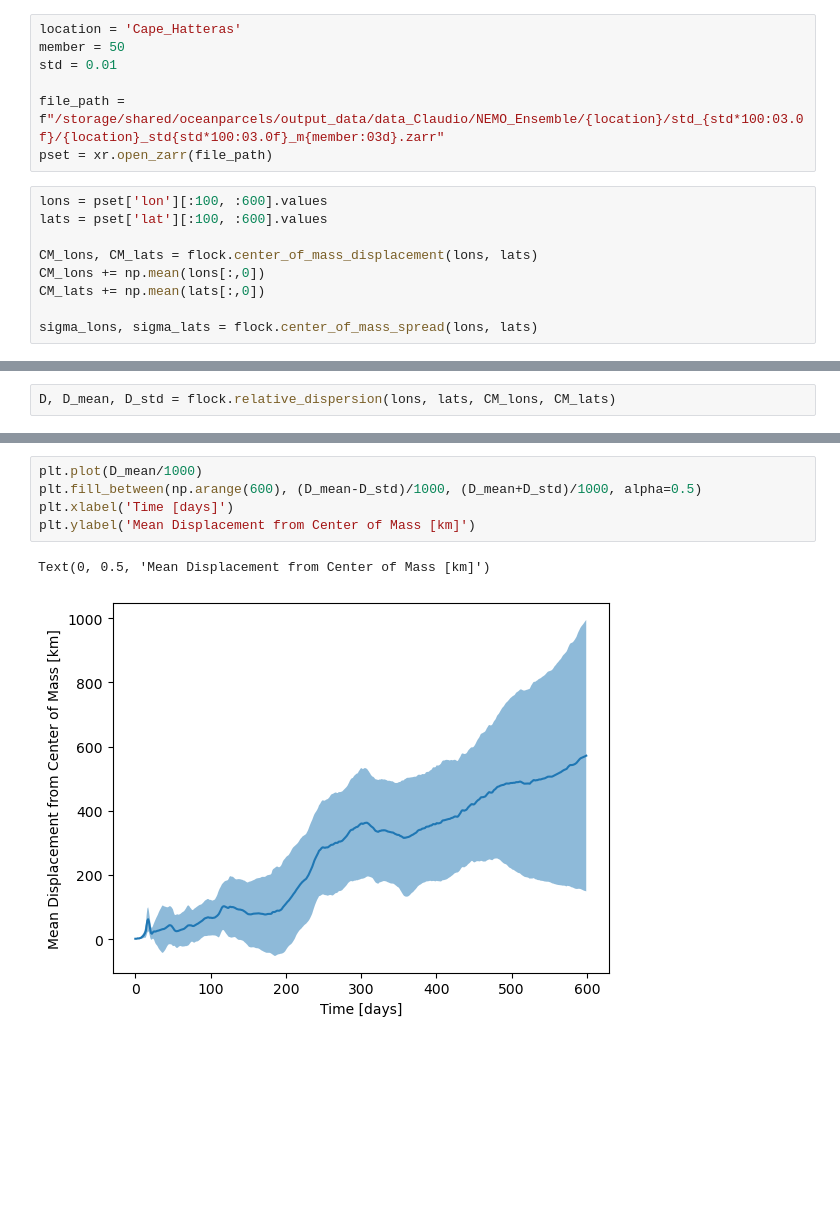
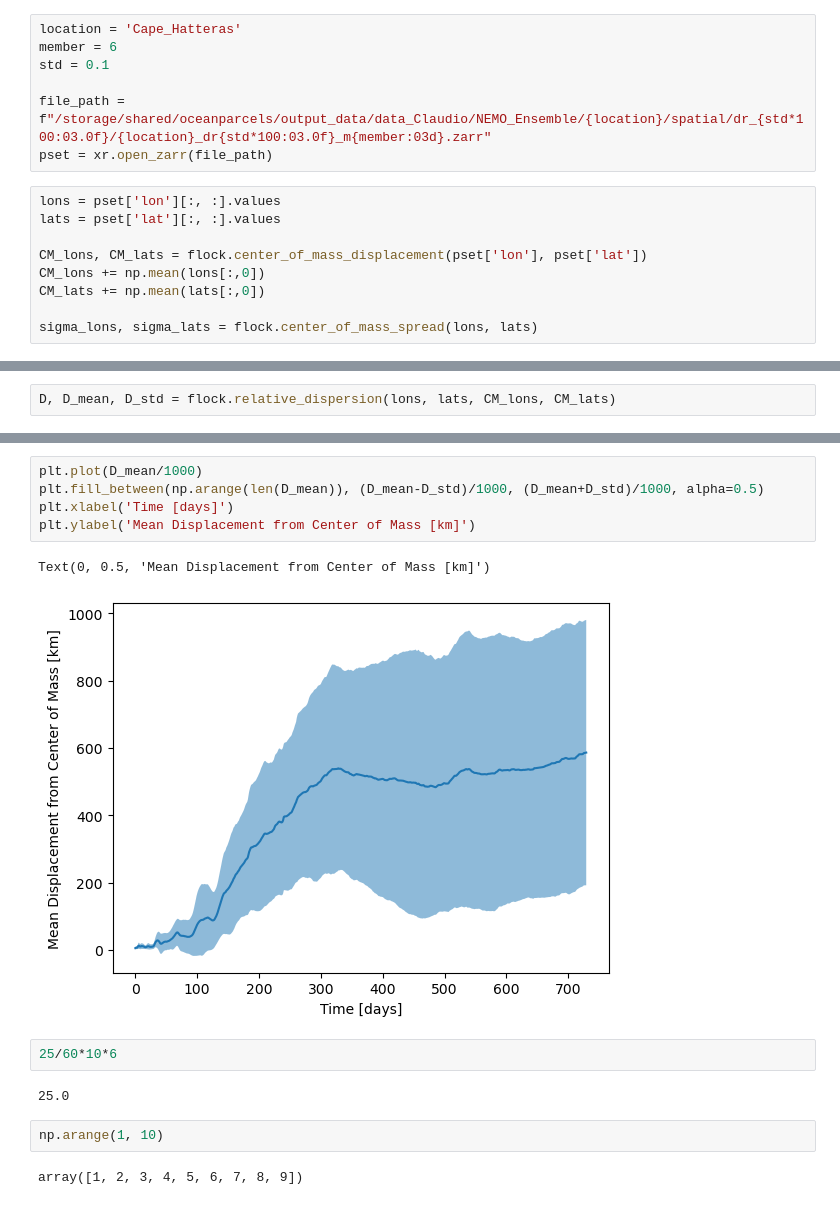
Before and after one commit to OceanParcels/NEMO_Ensemble_Lagrangian_Analysis, a Jupyter notebook: notebooks/13.Center_of_Mass_Stats.ipynb, the cells around one changed output, grey strips where cells are left out. Cells and saved outputs as stored; diff of their text form; blank space fills up the shorter version.

```diff
--- a/notebooks/13.Center_of_Mass_Stats.ipynb
+++ b/notebooks/13.Center_of_Mass_Stats.ipynb
@@ -12,16 +12,16 @@ import hexbin_functions as hexfunc
 import flock_measures as flock
 # %%
 location = 'Cape_Hatteras'
-member = 50
-std = 0.01
+member = 6
+std = 0.1
 
-file_path = f"/storage/shared/oceanparcels/output_data/data_Claudio/NEMO_Ensemble/{location}/std_{std*100:03.0f}/{location}_std{std*100:03.0f}_m{member:03d}.zarr"
+file_path = f"/storage/shared/oceanparcels/output_data/data_Claudio/NEMO_Ensemble/{location}/spatial/dr_{std*100:03.0f}/{location}_dr{std*100:03.0f}_m{member:03d}.zarr"
 pset = xr.open_zarr(file_path)
 # %%
-lons = pset['lon'][:100, :600].values
-lats = pset['lat'][:100, :600].values
+lons = pset['lon'][:, :].values
+lats = pset['lat'][:, :].values
 
-CM_lons, CM_lats = flock.center_of_mass_displacement(lons, lats)
+CM_lons, CM_lats = flock.center_of_mass_displacement(pset['lon'], pset['lat'])
 CM_lons += np.mean(lons[:,0])
 CM_lats += np.mean(lats[:,0])
 
@@ -68,8 +46,16 @@ plt.hist(D[:, 500]/1000, bins=100, density=True)
 # %%
 plt.plot(D_mean/1000)
-plt.fill_between(np.arange(600), (D_mean-D_std)/1000, (D_mean+D_std)/1000, alpha=0.5)
+plt.fill_between(np.arange(len(D_mean)), (D_mean-D_std)/1000, (D_mean+D_std)/1000, alpha=0.5)
 plt.xlabel('Time [days]')
 plt.ylabel('Mean Displacement from Center of Mass [km]')
 # %% [output]
 Text(0, 0.5, 'Mean Displacement from Center of Mass [km]')
-[figure, old version]
+[figure, new version]
+# %%
+25/60*10*6
+# %% [output]
+25.0
+# %%
+np.arange(1, 10)
+# %% [output]
+array([1, 2, 3, 4, 5, 6, 7, 8, 9])
```
Also changed, not shown: parts of 12 cells of this notebook, 4 other files.
